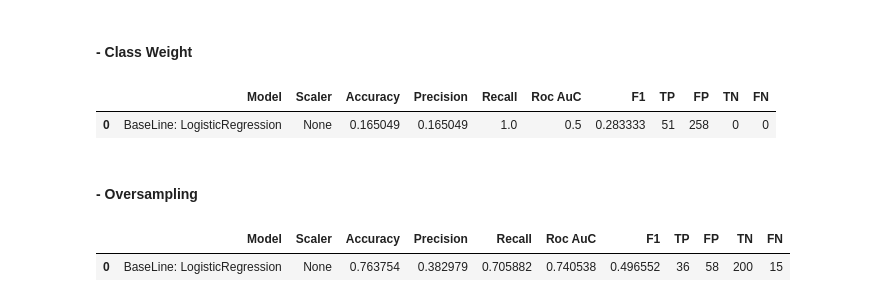
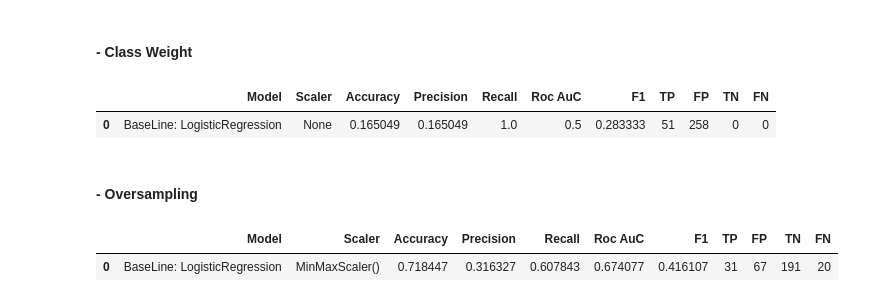
Before and after one commit to YuriCatramby/ds-clf-hr-resignation, a Jupyter notebook: ds-clf-hr-resignation.ipynb, the cells around one changed output. Drawn from its saved outputs; the diff is of its cells as text; code cells hidden in the pictures.

Commit message:
adding financial impact and scaler

```diff
--- a/ds-clf-hr-resignation.ipynb
+++ b/ds-clf-hr-resignation.ipynb
@@ -1009,7 +1021,7 @@ pipeline = Pipeline([
     ('remove_columns', remove_columns_transformer),
     ('target_encoder', target_encoder),
     ('scaler', scaler),
-    ("model_log_regression", LogisticRegression())
+    ("model", LogisticRegression())
 ])
 
 pipeline.fit(X_train, y_train)
@@ -1060,7 +1072,7 @@ pipeline = Pipeline([
     ('remove_columns', remove_columns_transformer),
     ('target_encoder', target_encoder),
     ('scaler', scaler),
-    ("model_log_regression", LogisticRegression(class_weight=class_weight_dict))
+    ("model", LogisticRegression(class_weight=class_weight_dict))
 ])
 
 pipeline.fit(X_train, y_train)
@@ -1110,7 +1122,7 @@ pipeline = Pipeline([
     ('remove_columns', remove_columns_transformer),
     ('target_encoder', target_encoder),
     ('scaler', scaler),
-    ("model_log_regression", LogisticRegression())
+    ("model", LogisticRegression())
 ])
 
 pipeline.fit(X_train_balanced, y_train_balanced)
@@ -1120,32 +1132,32 @@ y_pred = pipeline.predict(X_test)
 
 accuracy = accuracy_score(y_test, y_pred)
 precision = precision_score(y_test, y_pred)
 recall = recall_score(y_test, y_pred)
 roc_auc = roc_auc_score(y_test, y_pred)
 f1 = f1_score(y_test, y_pred)
 
 
 conf_matrix = confusion_matrix(y_test, y_pred)
 TP = conf_matrix[1, 1]
 FP = conf_matrix[0, 1]
 TN = conf_matrix[0, 0]
 FN = conf_matrix[1, 0]
 
 metrics_df = pd.DataFrame({
     "Model": "BaseLine: LogisticRegression",
-    "Scaler": None,
+    "Scaler": scaler,
     "Accuracy": [accuracy],
     "Precision": [precision],
     "Recall": [recall],
     "Roc AuC": [roc_auc],
     "F1": [f1],
     "TP": [TP],
     "FP": [FP],
     "TN": [TN],
     "FN": [FN]
 })
 
 metrics_df
 # %% [output]
 |  | Model | Scaler | Accuracy | Precision | Recall | Roc AuC | F1 | TP | FP | TN | FN |
-| 0 | BaseLine: LogisticRegression | None | 0.763754 | 0.382979 | 0.705882 | 0.740538 | 0.496552 | 36 | 58 | 200 | 15 |
+| 0 | BaseLine: LogisticRegression | MinMaxScaler() | 0.718447 | 0.316327 | 0.607843 | 0.674077 | 0.416107 | 31 | 67 | 191 | 20 |
```
Also changed, not shown: parts of 10 cells of this notebook.
